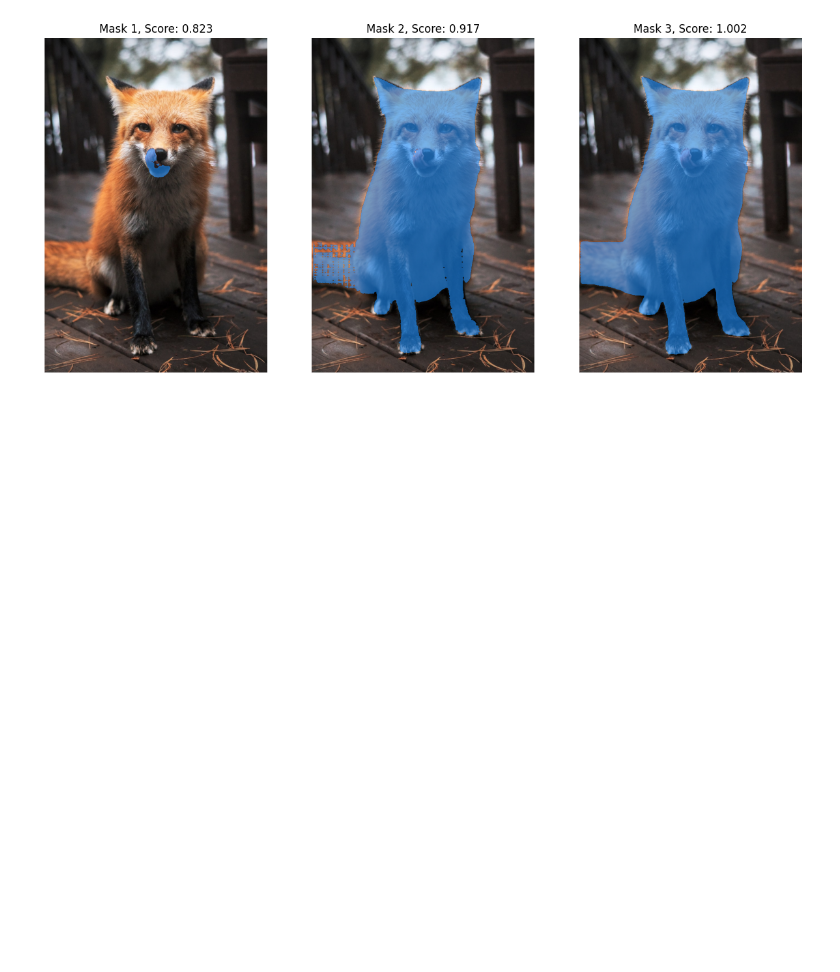
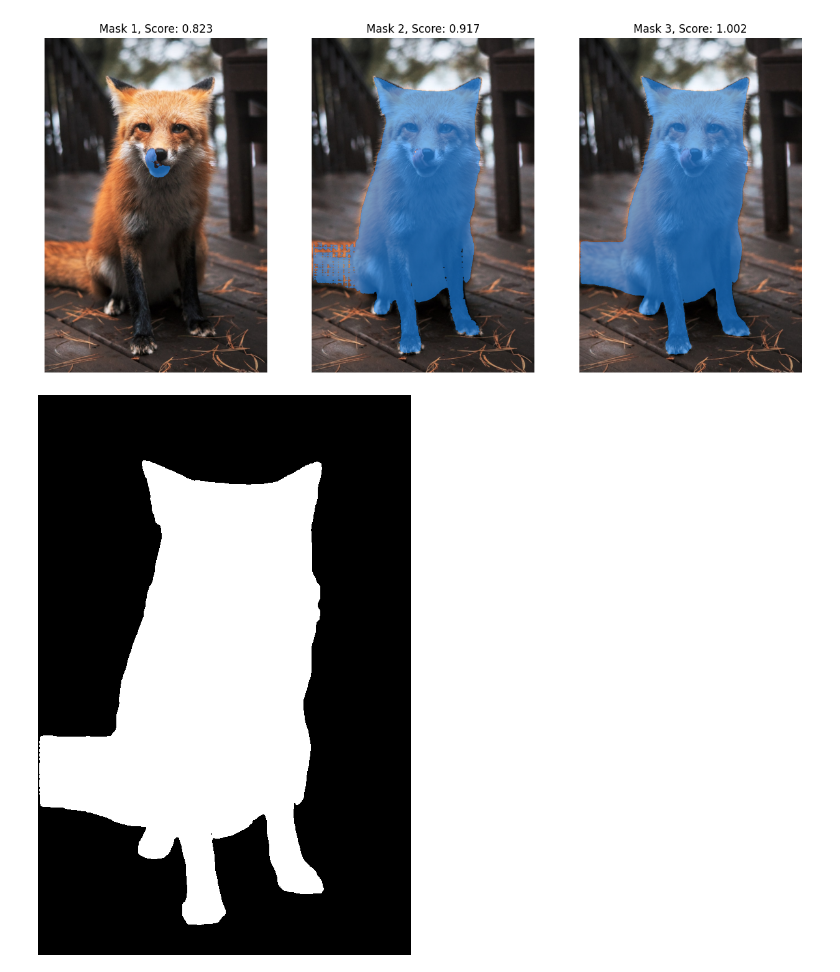
Before and after one commit to Magellol/diffedit, a Jupyter notebook: inpainting.ipynb, the cells around one changed output. Cells and saved outputs as stored; diff of their text form; code cells hidden in the pictures; blank space fills up the shorter version.

```diff
--- a/inpainting.ipynb
+++ b/inpainting.ipynb
@@ -115,7 +122,7 @@ inputs.update({"image_embeddings": image_embeddings})
 with torch.no_grad():
     outputs = sam_model(**inputs)
 
-masks = sam_processor.image_processor.post_process_masks(
+masks_ = sam_processor.image_processor.post_process_masks(
     outputs.pred_masks.cpu(), inputs["original_sizes"].cpu(), inputs["reshaped_input_sizes"].cpu()
 )
 scores = outputs.iou_scores
@@ -124,3 +131,18 @@ show_masks_on_image(image, masks[0], scores)
 # %% [output]
 [figure]
+# %%
+# By default SAM produces "multi masks" but we only care about one.
+masks = masks_[0][0]
+max_score_index = torch.argmax(scores).item()
+best_mask = masks[max_score_index]
+
+binary_mask = (best_mask > 0.5).float()
+binary_mask_8bit = (binary_mask * 255).byte()
+
+mask_image = Image.fromarray(binary_mask_8bit.cpu().numpy(), mode='L')
+mask_image = mask_image.resize(image.size)
+
+mask_image
+# %% [output]
+[figure, added]
 # %%
```
Also changed, not shown: parts of 7 cells of this notebook.
